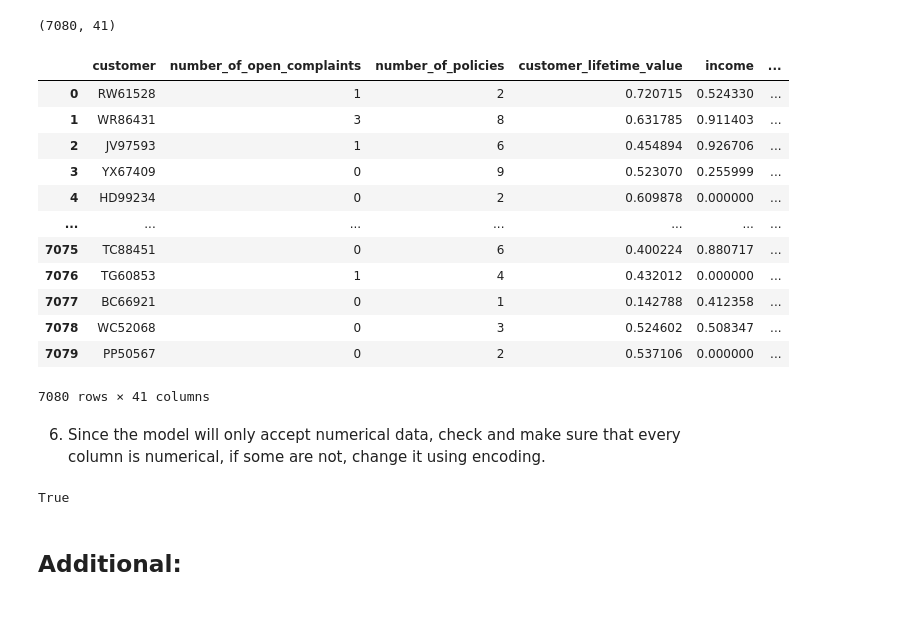
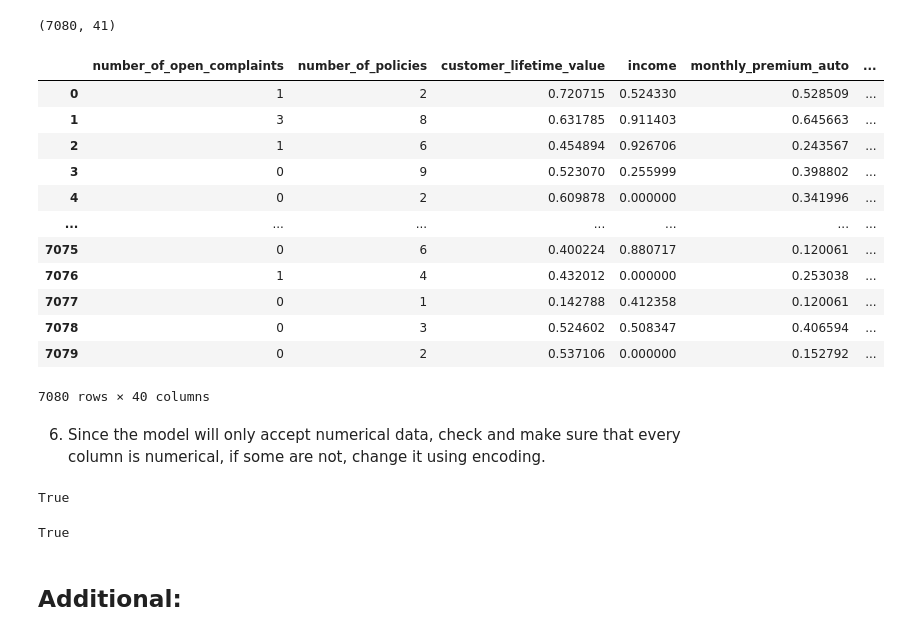
Before and after one commit to salwey/lab-data-cleaning-and-wrangling, a Jupyter notebook: lab-data-cleaning-and-wrangling.ipynb, the cells around one changed output. Saved outputs shown, nothing was run; the diff lists cells and outputs as text; code cells hidden in the pictures.

```diff
--- a/lab-data-cleaning-and-wrangling.ipynb
+++ b/lab-data-cleaning-and-wrangling.ipynb
@@ -956,28 +966,32 @@ display(X_train.shape)
 # %% [output]
 (7080, 41)
 # %%
-X_train
+#X_train
+#X_test
 # %% [output]
-|  | customer | number_of_open_complaints | number_of_policies | customer_lifetime_value | income | ... |
-| 0 | RW61528 | 1 | 2 | 0.720715 | 0.524330 | ... |
-| 1 | WR86431 | 3 | 8 | 0.631785 | 0.911403 | ... |
-| 2 | JV97593 | 1 | 6 | 0.454894 | 0.926706 | ... |
-| 3 | YX67409 | 0 | 9 | 0.523070 | 0.255999 | ... |
-| 4 | HD99234 | 0 | 2 | 0.609878 | 0.000000 | ... |
+|  | number_of_open_complaints | number_of_policies | customer_lifetime_value | income | monthly_premium_auto | ... |
+| 0 | 1 | 2 | 0.720715 | 0.524330 | 0.528509 | ... |
+| 1 | 3 | 8 | 0.631785 | 0.911403 | 0.645663 | ... |
+| 2 | 1 | 6 | 0.454894 | 0.926706 | 0.243567 | ... |
+| 3 | 0 | 9 | 0.523070 | 0.255999 | 0.398802 | ... |
+| 4 | 0 | 2 | 0.609878 | 0.000000 | 0.341996 | ... |
 | ... | ... | ... | ... | ... | ... | ... |
-| 7075 | TC88451 | 0 | 6 | 0.400224 | 0.880717 | ... |
-| 7076 | TG60853 | 1 | 4 | 0.432012 | 0.000000 | ... |
-| 7077 | BC66921 | 0 | 1 | 0.142788 | 0.412358 | ... |
-| 7078 | WC52068 | 0 | 3 | 0.524602 | 0.508347 | ... |
-| 7079 | PP50567 | 0 | 2 | 0.537106 | 0.000000 | ... |
+| 7075 | 0 | 6 | 0.400224 | 0.880717 | 0.120061 | ... |
+| 7076 | 1 | 4 | 0.432012 | 0.000000 | 0.253038 | ... |
+| 7077 | 0 | 1 | 0.142788 | 0.412358 | 0.120061 | ... |
+| 7078 | 0 | 3 | 0.524602 | 0.508347 | 0.406594 | ... |
+| 7079 | 0 | 2 | 0.537106 | 0.000000 | 0.152792 | ... |
-7080 rows × 41 columns
+7080 rows × 40 columns
 # %% [markdown]
 6. Since the model will only accept numerical data, check and make sure that every column is numerical, if some are not, change it using encoding.
 # %%
 X_train = X_train.drop(['customer'],axis=1)
-len(X_train.columns) == len(X_train.select_dtypes(np.number).columns)
+display(len(X_train.columns) == len(X_train.select_dtypes(np.number).columns))
+X_test = X_test.drop(['customer'],axis=1)
+display(len(X_test.columns) == len(X_test.select_dtypes(np.number).columns))
 # %% [output]
 True
+True
 # %% [markdown]
 ## Additional:
 # %% [markdown]
```
Also changed, not shown: parts of 9 cells of this notebook.
